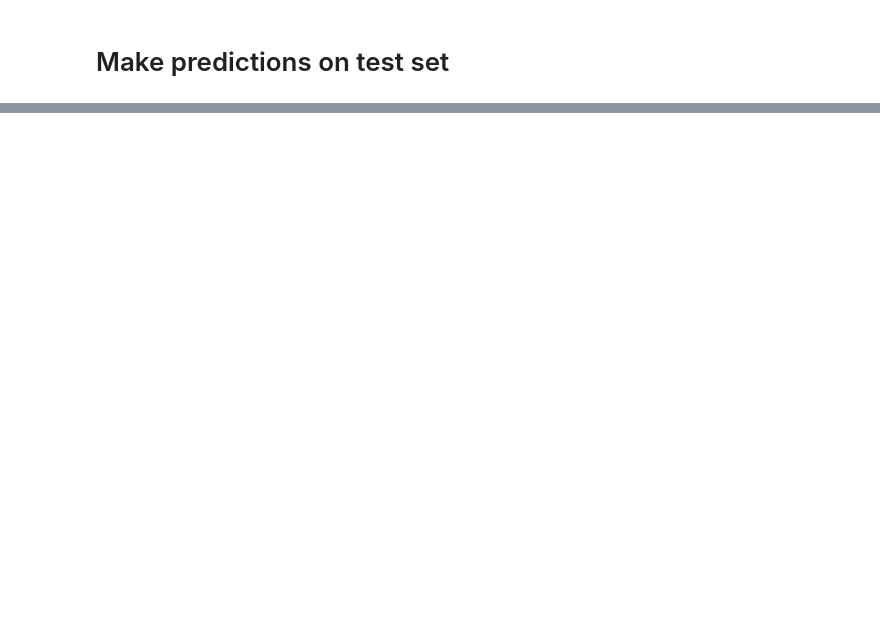
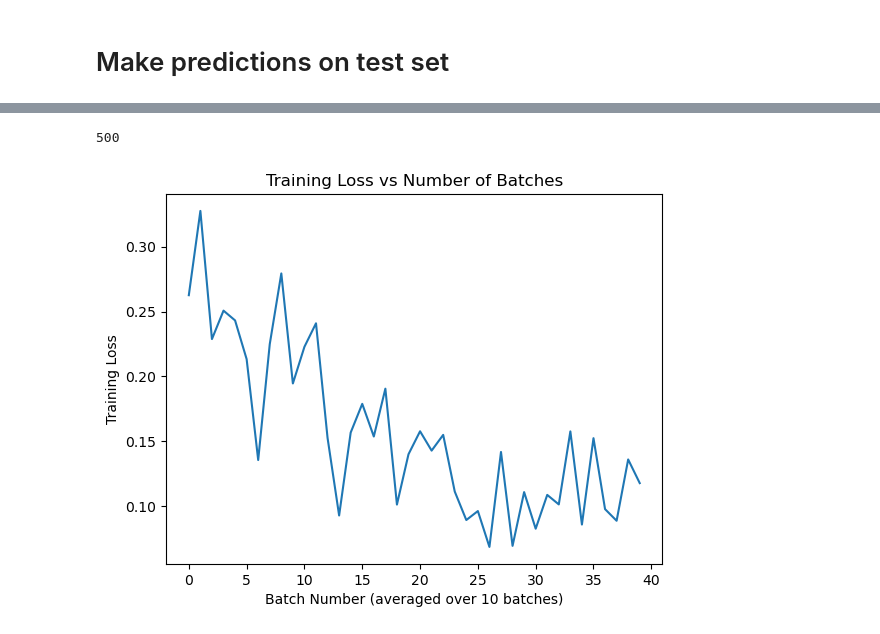
Before and after one commit to osamja/ai-experiments, a Jupyter notebook: mnist-feature-extractor.ipynb, the cells around one changed output, grey strips where cells are left out. Drawn from its saved outputs; the diff is of its cells as text; code cells hidden in the pictures; blank space fills up the shorter version.

Commit message:
fine tuning with 500 iterations gave 97% test accuracy

```diff
--- a/mnist-feature-extractor.ipynb
+++ b/mnist-feature-extractor.ipynb
@@ -526,0 +472,33 @@ Plotting the torch float image resulted in
+# %%
+feature_extract = False
+
+# Initialize the model for this run
+num_classes = 10    # 10 classes for digits 0-9 of MNIST dataset
+ft_model, input_size = initialize_model(model_name, num_classes, feature_extract, use_pretrained=True)
+
+# Print the model we just instantiated
+# print(model_ft)
+# %%
+# Send the model to GPU
+ft_model = ft_model.to(device)
+
+# Gather the parameters to be optimized/updated in this run. If we are
+#  finetuning we will be updating all parameters. However, if we are
+#  doing feature extract method, we will only update the parameters
+#  that we have just initialized, i.e. the parameters with requires_grad
+#  is True.
+params_to_update = ft_model.parameters()
+print("Params to learn:")
+if feature_extract:
+    params_to_update = []
+    for name,param in ft_model.named_parameters():
+        if param.requires_grad == True:
+            params_to_update.append(param)
+            print("\t",name)
+else:
+    for name,param in ft_model.named_parameters():
+        if param.requires_grad == True:
+            print("\t",name)
+
+# Observe that all parameters are being optimized
+optimizer_ft = optim.SGD(params_to_update, lr=0.001, momentum=0.9)
@@ -526,0 +523,3 @@ Plotting the torch float image resulted in
+# %%
+# # Train and evaluate
+ft_model, ft_losses = train_model(ft_model, X_train, y_train, criterion, optimizer_ft, ['train'])
@@ -526,0 +544,15 @@ Plotting the torch float image resulted in
+# %%
+len(ft_losses)
+# %% [output]
+500
+# %%
+# plot the training loss
+num_batch_to_avg = 10
+plt.plot(torch.tensor(ft_losses[100:]).view(-1, num_batch_to_avg).mean(1))
+plt.title("Training Loss vs Number of Batches")
+plt.xlabel(f'Batch Number (averaged over {num_batch_to_avg} batches)')
+plt.ylabel("Training Loss")
+
+num_batches = num_iterations // num_batch_to_avg
+# %% [output]
+[figure, added]
```
Also changed, not shown: parts of 17 cells of this notebook, 2 other files.
